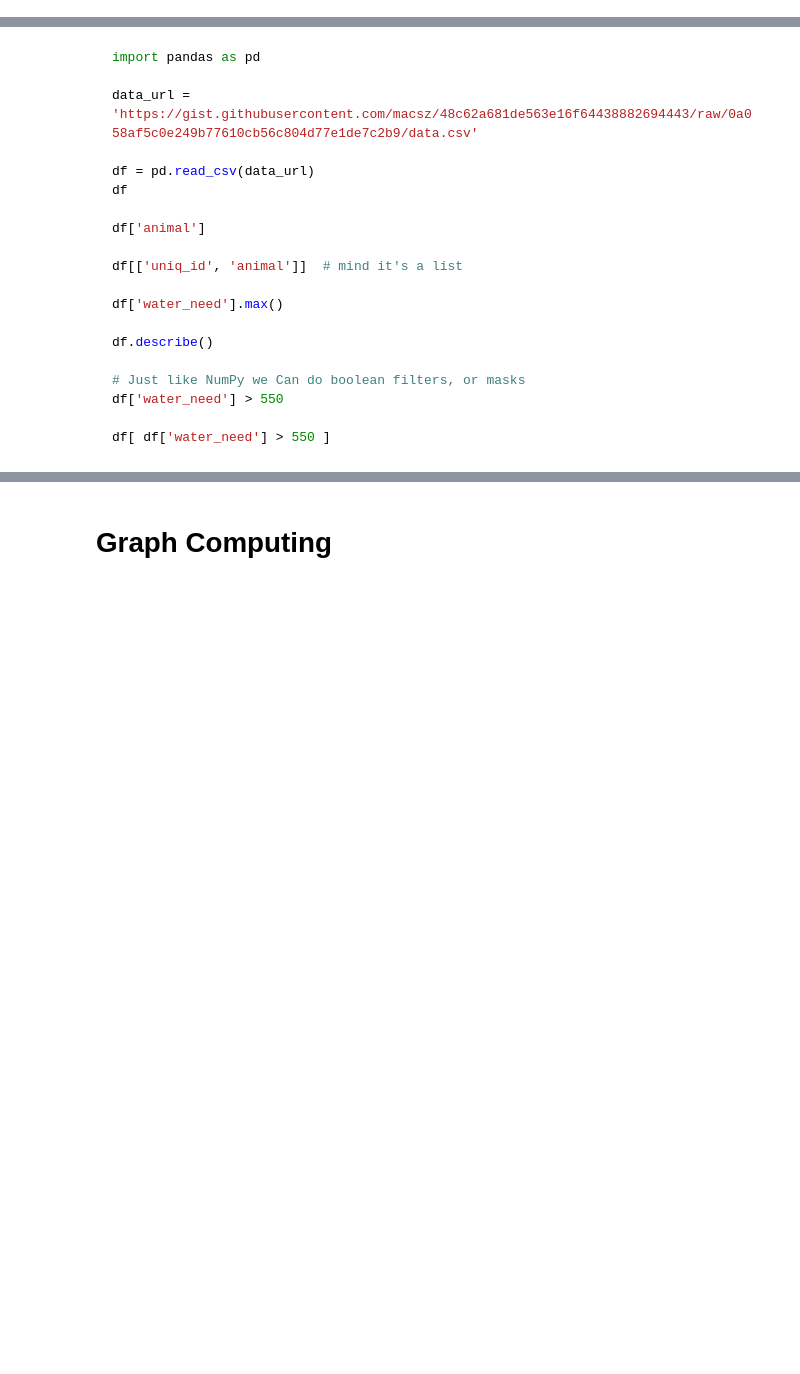
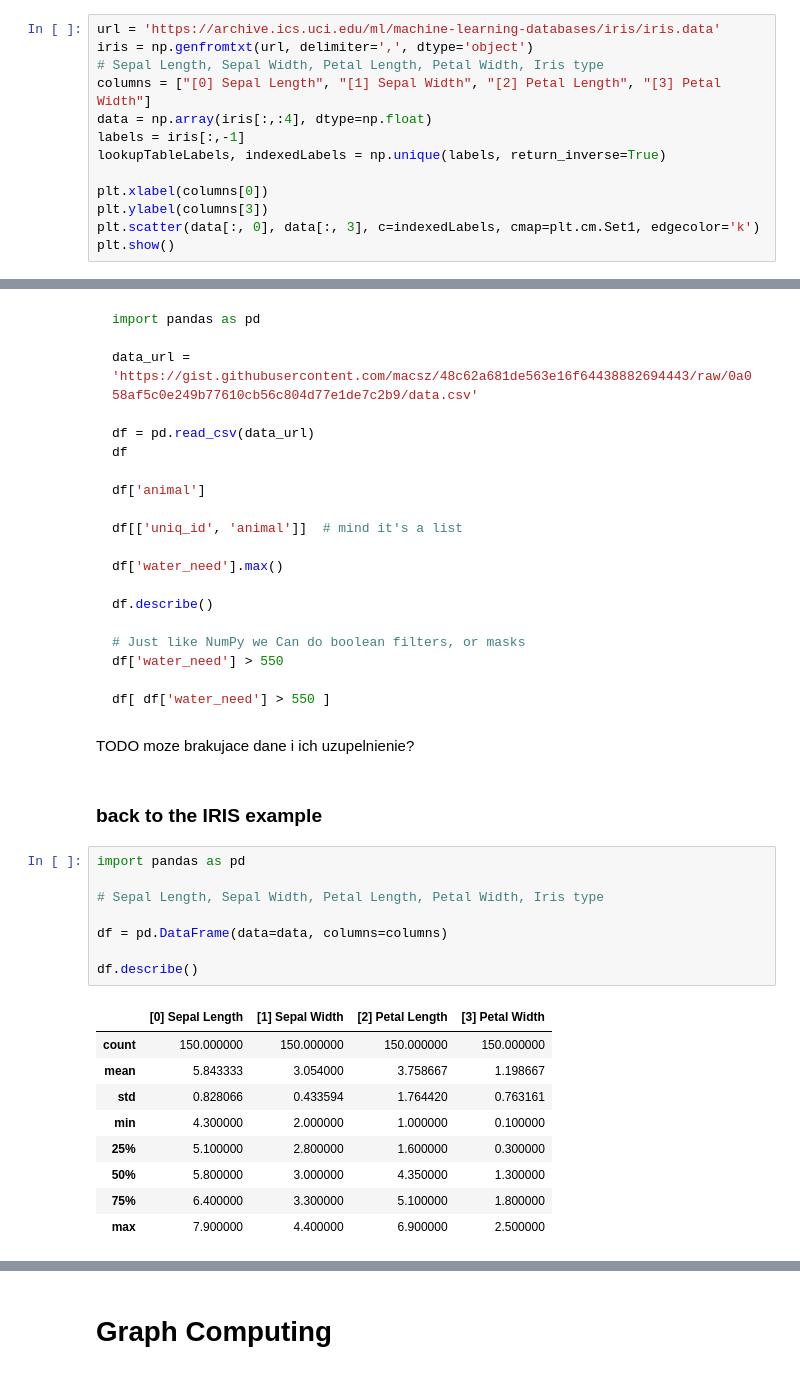
Before and after one commit to macsz/python101, a Jupyter notebook: python_ml_101.ipynb, the cells around one changed output, grey strips where cells are left out. Drawn from its saved outputs; the diff is of its cells as text; blank space fills up the shorter version.

````diff
--- a/python_ml_101.ipynb
+++ b/python_ml_101.ipynb
@@ -423,0 +622,13 @@ PCA / t-SNE
+# %%
+url = 'https://archive.ics.uci.edu/ml/machine-learning-databases/iris/iris.data'
+iris = np.genfromtxt(url, delimiter=',', dtype='object')
+# Sepal Length, Sepal Width, Petal Length, Petal Width, Iris type
+columns = ["[0] Sepal Length", "[1] Sepal Width", "[2] Petal Length", "[3] Petal Width"]
+data = np.array(iris[:,:4], dtype=np.float)
+labels = iris[:,-1]
+lookupTableLabels, indexedLabels = np.unique(labels, return_inverse=True)
+
+plt.xlabel(columns[0])
+plt.ylabel(columns[3])
+plt.scatter(data[:, 0], data[:, 3], c=indexedLabels, cmap=plt.cm.Set1, edgecolor='k')
+plt.show()
@@ -460,4 +687,26 @@ df['water_need'] > 550
 
 df[ df['water_need'] > 550 ]
 ```
+# %% [markdown]
+TODO moze brakujace dane i ich uzupelnienie?
+# %% [markdown]
+### back to the IRIS example
+# %%
+import pandas as pd
+
+# Sepal Length, Sepal Width, Petal Length, Petal Width, Iris type
+
+df = pd.DataFrame(data=data, columns=columns)
+
+df.describe()
+# %% [output]
+|  | [0] Sepal Length | [1] Sepal Width | [2] Petal Length | [3] Petal Width |
+| count | 150.000000 | 150.000000 | 150.000000 | 150.000000 |
+| mean | 5.843333 | 3.054000 | 3.758667 | 1.198667 |
+| std | 0.828066 | 0.433594 | 1.764420 | 0.763161 |
+| min | 4.300000 | 2.000000 | 1.000000 | 0.100000 |
+| 25% | 5.100000 | 2.800000 | 1.600000 | 0.300000 |
+| 50% | 5.800000 | 3.000000 | 4.350000 | 1.300000 |
+| 75% | 6.400000 | 3.300000 | 5.100000 | 1.800000 |
+| max | 7.900000 | 4.400000 | 6.900000 | 2.500000 |
 # %% [markdown]
````
Also changed, not shown: parts of 38 cells of this notebook.
